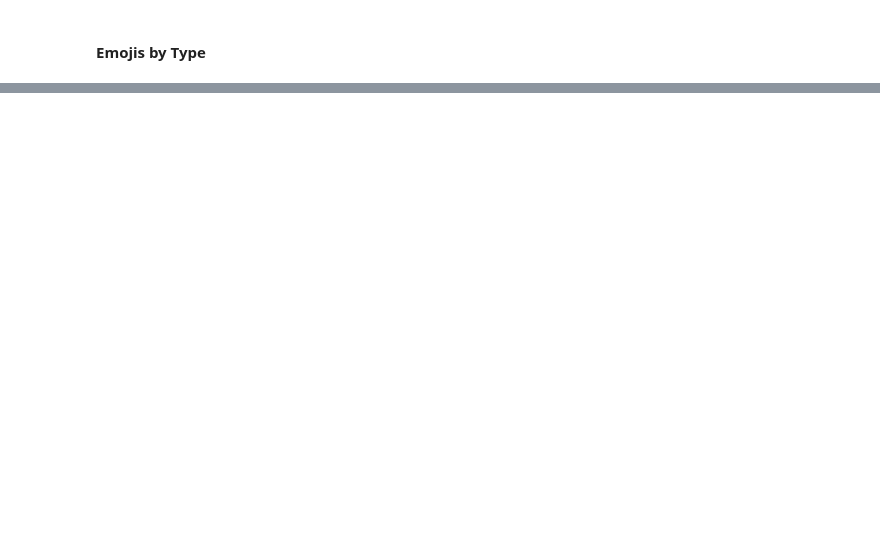
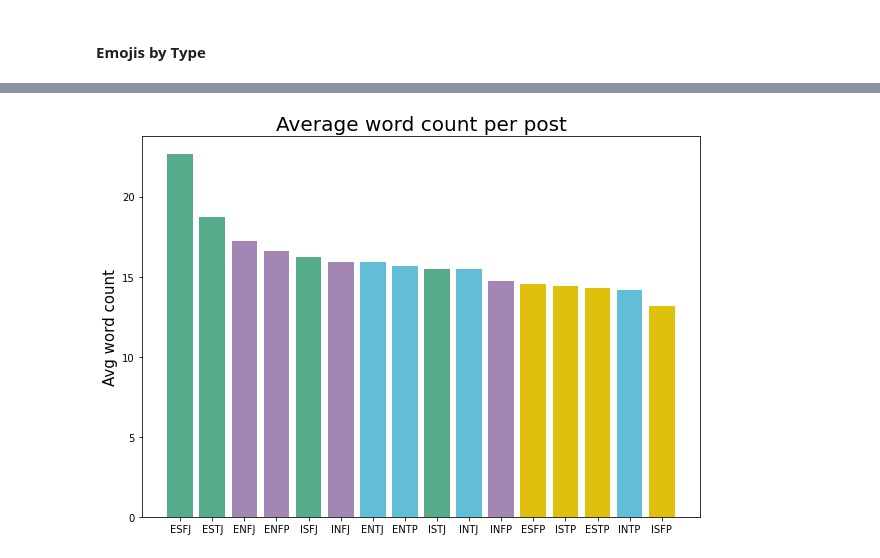
Before and after one commit to esharma3/myers-briggs-personality-prediction, a Jupyter notebook: final_notebooks/04_visualizations.ipynb, the cells around one changed output, grey strips where cells are left out. Saved outputs shown, nothing was run; the diff lists cells and outputs as text; code cells hidden in the pictures; blank space fills up the shorter version.

Commit message:
Fix color coding for a couple bar charts.

```diff
--- a/final_notebooks/04_visualizations.ipynb
+++ b/final_notebooks/04_visualizations.ipynb
@@ -206,0 +202,11 @@ personality_data['word_count'].max()
+# %%
+avg_words_type = personality_data.groupby('type').agg({'word_count':'mean'}).sort_values('word_count',ascending=False)
+colors = {x: colors_d[x] for x in avg_words_type.index.tolist()}
+plt.figure(figsize=(10,7))
+plt.title("Average word count per post", fontsize=20)
+plt.ylabel("Avg word count", fontsize=15)
+plt.bar(avg_words_type.index,avg_words_type['word_count'], color=list(colors.values()))
+plt.savefig(os.path.join(img_path,"avg_words.png"))
+plt.show()
+# %% [output]
+[figure, added]
```
Also changed, not shown: parts of 5 cells of this notebook.
